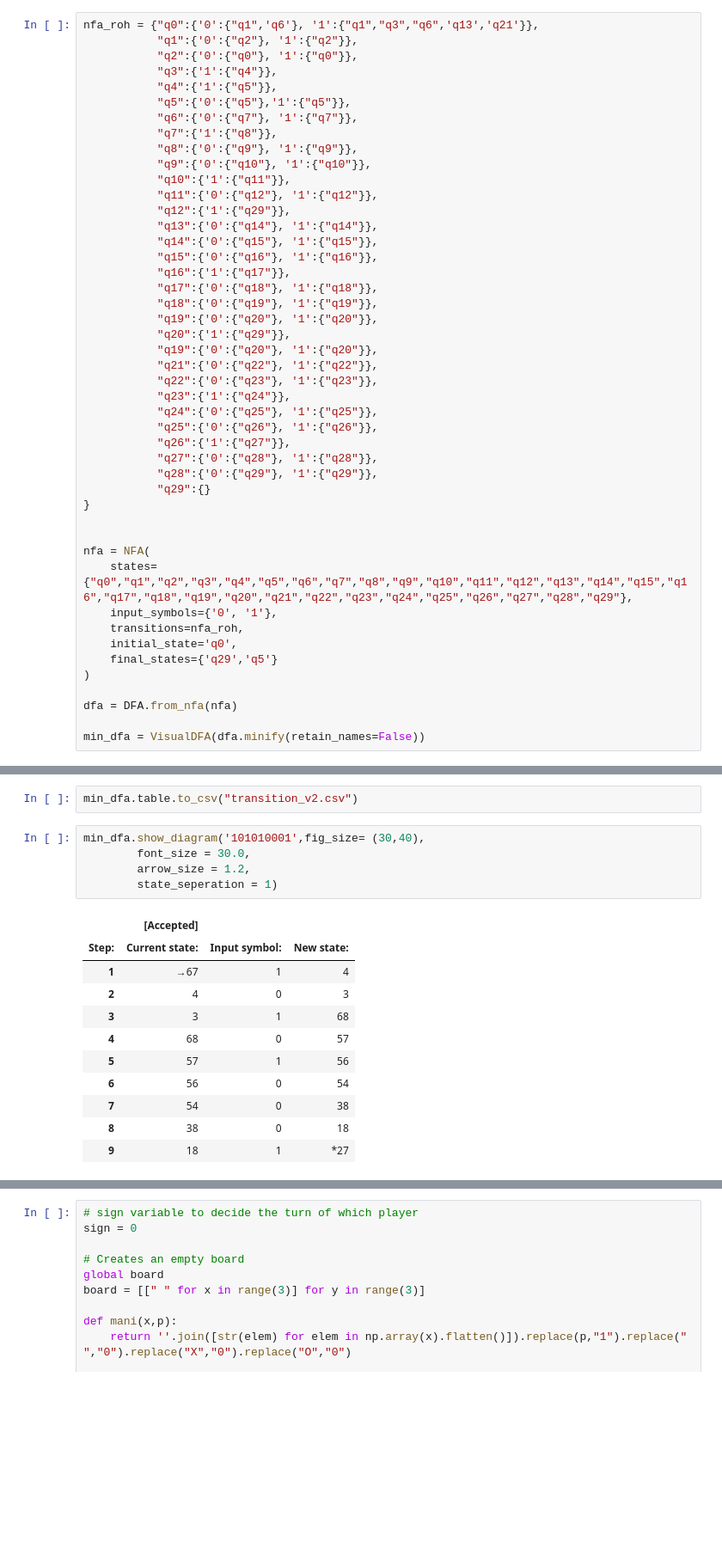
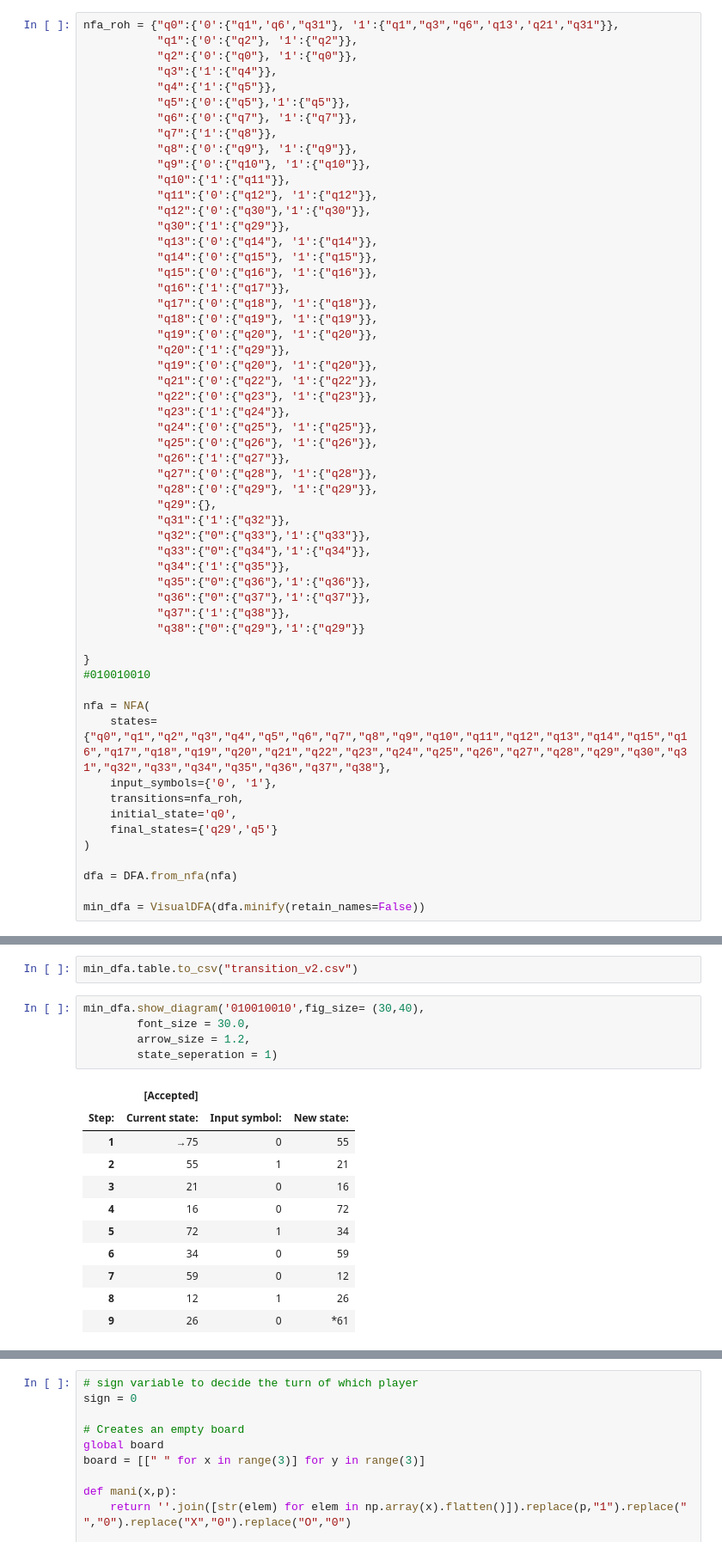
Before and after one commit to Rohith-2/TicTacToe-DFA, a Jupyter notebook: notebooks/TicTacToe-DFA.ipynb, the cells around one changed output, grey strips where cells are left out. Shown at 86% size. Drawn from its saved outputs; the diff is of its cells as text; blank space fills up the shorter version.

```diff
--- a/notebooks/TicTacToe-DFA.ipynb
+++ b/notebooks/TicTacToe-DFA.ipynb
@@ -12,7 +12,7 @@ from functools import partial
 from tkinter import messagebox
 from copy import deepcopy
 # %%
-nfa_roh = {"q0":{'0':{"q1",'q6'}, '1':{"q1","q3","q6",'q13','q21'}},
+nfa_roh = {"q0":{'0':{"q1",'q6',"q31"}, '1':{"q1","q3","q6",'q13','q21',"q31"}},
            "q1":{'0':{"q2"}, '1':{"q2"}},
            "q2":{'0':{"q0"}, '1':{"q0"}},
            "q3":{'1':{"q4"}},
@@ -24,7 +24,8 @@ nfa_roh = {"q0":{'0':{"q1",'q6'}, '1':{"q1","q3","q6",'q13','q21'}},
            "q9":{'0':{"q10"}, '1':{"q10"}},
            "q10":{'1':{"q11"}},
            "q11":{'0':{"q12"}, '1':{"q12"}},
-           "q12":{'1':{"q29"}},
+           "q12":{'0':{"q30"},'1':{"q30"}},
+           "q30":{'1':{"q29"}},
            "q13":{'0':{"q14"}, '1':{"q14"}},
            "q14":{'0':{"q15"}, '1':{"q15"}},
            "q15":{'0':{"q16"}, '1':{"q16"}},
@@ -42,12 +43,21 @@ nfa_roh = {"q0":{'0':{"q1",'q6'}, '1':{"q1","q3","q6",'q13','q21'}},
            "q26":{'1':{"q27"}},
            "q27":{'0':{"q28"}, '1':{"q28"}},
            "q28":{'0':{"q29"}, '1':{"q29"}},
-           "q29":{}
+           "q29":{},
+           "q31":{'1':{"q32"}},
+           "q32":{"0":{"q33"},'1':{"q33"}},
+           "q33":{"0":{"q34"},'1':{"q34"}},
+           "q34":{'1':{"q35"}},
+           "q35":{"0":{"q36"},'1':{"q36"}},
+           "q36":{"0":{"q37"},'1':{"q37"}},
+           "q37":{'1':{"q38"}},
+           "q38":{"0":{"q29"},'1':{"q29"}}
+
 }
-
+#010010010
 
 nfa = NFA(
-    states={"q0","q1","q2","q3","q4","q5","q6","q7","q8","q9","q10","q11","q12","q13","q14","q15","q16","q17","q18","q19","q20","q21","q22","q23","q24","q25","q26","q27","q28","q29"},
+    states={"q0","q1","q2","q3","q4","q5","q6","q7","q8","q9","q10","q11","q12","q13","q14","q15","q16","q17","q18","q19","q20","q21","q22","q23","q24","q25","q26","q27","q28","q29","q30","q31","q32","q33","q34","q35","q36","q37","q38"},
     input_symbols={'0', '1'},
     transitions=nfa_roh,
     initial_state='q0',
@@ -87,22 +99,22 @@ min_dfa.show_diagram(filename='minDFA',fig_size= (30, 30),
 # %%
 min_dfa.table.to_csv("transition_v2.csv")
 # %%
-min_dfa.show_diagram('101010001',fig_size= (30,40),
+min_dfa.show_diagram('010010010',fig_size= (30,40),
         font_size = 30.0,
         arrow_size = 1.2,
         state_seperation = 1)
 # %% [output]
 |  | [Accepted] |  |  |
 | Step: | Current state: | Input symbol: | New state: |
-| 1 | →67 | 1 | 4 |
-| 2 | 4 | 0 | 3 |
-| 3 | 3 | 1 | 68 |
-| 4 | 68 | 0 | 57 |
-| 5 | 57 | 1 | 56 |
-| 6 | 56 | 0 | 54 |
-| 7 | 54 | 0 | 38 |
-| 8 | 38 | 0 | 18 |
-| 9 | 18 | 1 | *27 |
+| 1 | →75 | 0 | 55 |
+| 2 | 55 | 1 | 21 |
+| 3 | 21 | 0 | 16 |
+| 4 | 16 | 0 | 72 |
+| 5 | 72 | 1 | 34 |
+| 6 | 34 | 0 | 59 |
+| 7 | 59 | 0 | 12 |
+| 8 | 12 | 1 | 26 |
+| 9 | 26 | 0 | *61 |
 [drawing not drawn]
 # %%
 # sign variable to decide the turn of which player
```
Also changed, not shown: parts of 7 cells of this notebook, 3 other files.
